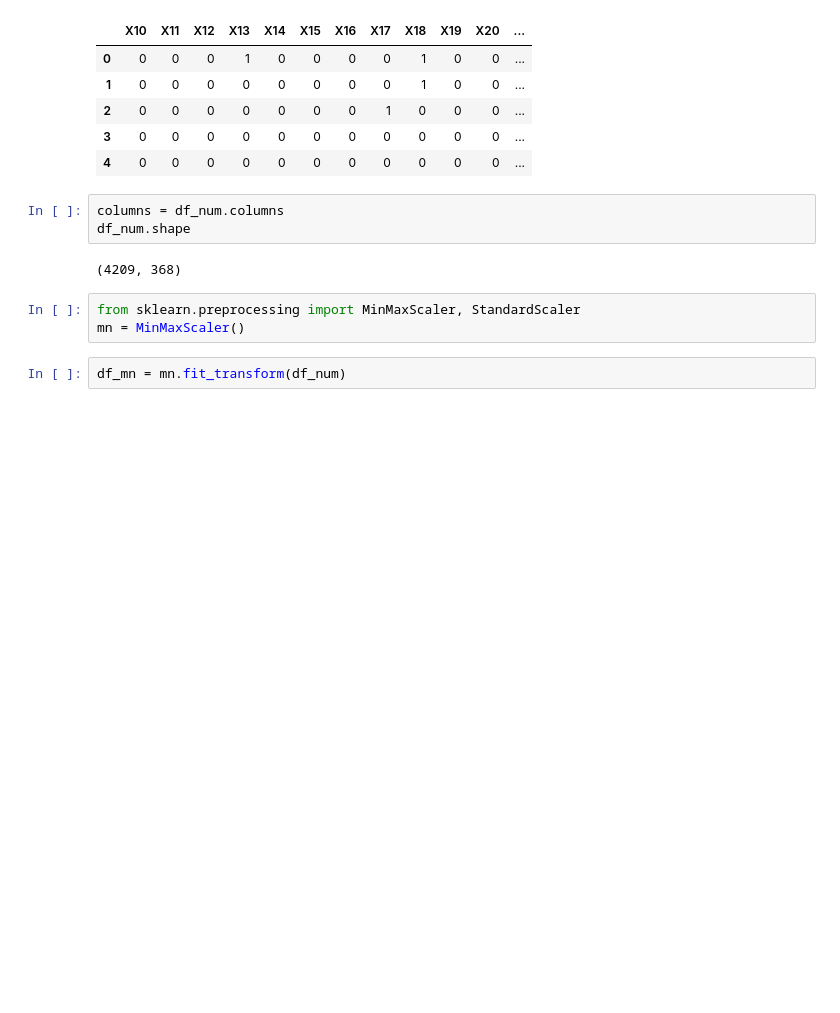
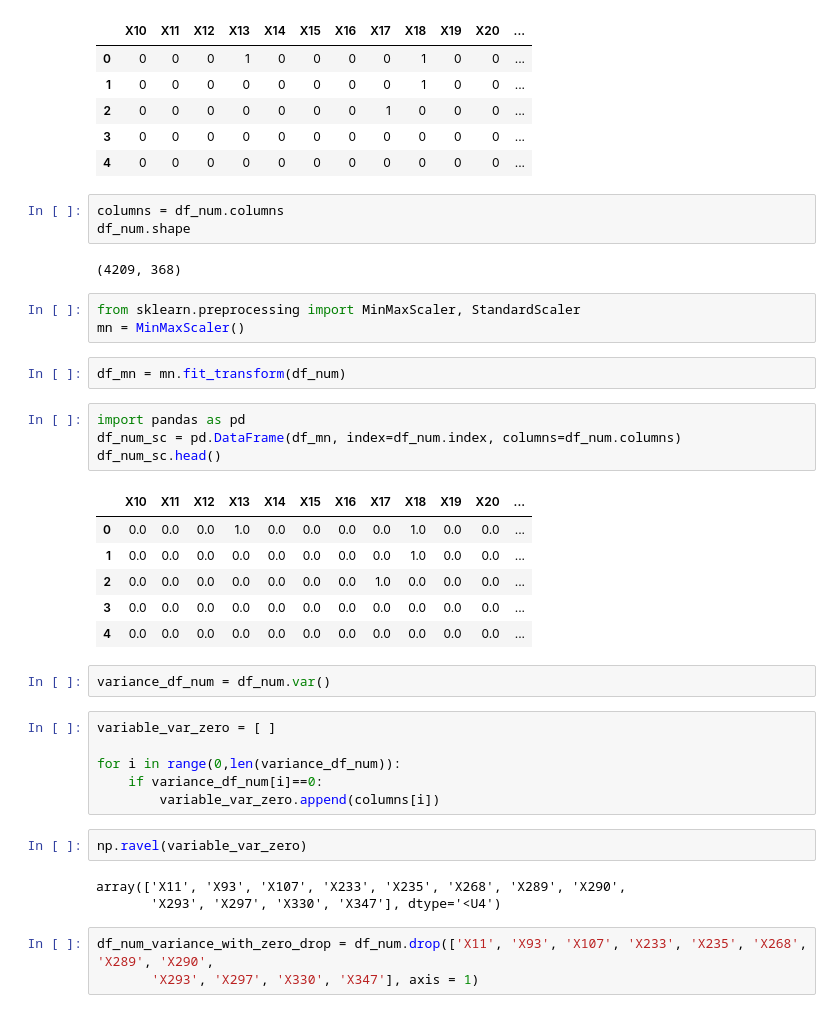
Before and after one commit to AmenaInamdar/xgboost-mercedes-benzzzz, a Jupyter notebook: codezz.ipynb, the cells around one changed output. Drawn from its saved outputs; the diff is of its cells as text; blank space fills up the shorter version.

```diff
--- a/codezz.ipynb
+++ b/codezz.ipynb
@@ -128,3 +128,30 @@ from sklearn.preprocessing import MinMaxScaler, StandardScaler
 mn = MinMaxScaler()
 # %%
 df_mn = mn.fit_transform(df_num)
+# %%
+import pandas as pd
+df_num_sc = pd.DataFrame(df_mn, index=df_num.index, columns=df_num.columns)
+df_num_sc.head()
+# %% [output]
+|  | X10 | X11 | X12 | X13 | X14 | X15 | X16 | X17 | X18 | X19 | X20 | ... |
+| 0 | 0.0 | 0.0 | 0.0 | 1.0 | 0.0 | 0.0 | 0.0 | 0.0 | 1.0 | 0.0 | 0.0 | ... |
+| 1 | 0.0 | 0.0 | 0.0 | 0.0 | 0.0 | 0.0 | 0.0 | 0.0 | 1.0 | 0.0 | 0.0 | ... |
+| 2 | 0.0 | 0.0 | 0.0 | 0.0 | 0.0 | 0.0 | 0.0 | 1.0 | 0.0 | 0.0 | 0.0 | ... |
+| 3 | 0.0 | 0.0 | 0.0 | 0.0 | 0.0 | 0.0 | 0.0 | 0.0 | 0.0 | 0.0 | 0.0 | ... |
+| 4 | 0.0 | 0.0 | 0.0 | 0.0 | 0.0 | 0.0 | 0.0 | 0.0 | 0.0 | 0.0 | 0.0 | ... |
+# %%
+variance_df_num = df_num.var()
+# %%
+variable_var_zero = [ ]
+
+for i in range(0,len(variance_df_num)):
+    if variance_df_num[i]==0:
+        variable_var_zero.append(columns[i])
+# %%
+np.ravel(variable_var_zero)
+# %% [output]
+array(['X11', 'X93', 'X107', 'X233', 'X235', 'X268', 'X289', 'X290',
+       'X293', 'X297', 'X330', 'X347'], dtype='<U4')
+# %%
+df_num_variance_with_zero_drop = df_num.drop(['X11', 'X93', 'X107', 'X233', 'X235', 'X268', 'X289', 'X290',
+       'X293', 'X297', 'X330', 'X347'], axis = 1)
```
Also changed, not shown: parts of 58 cells of this notebook, 1 other file.
